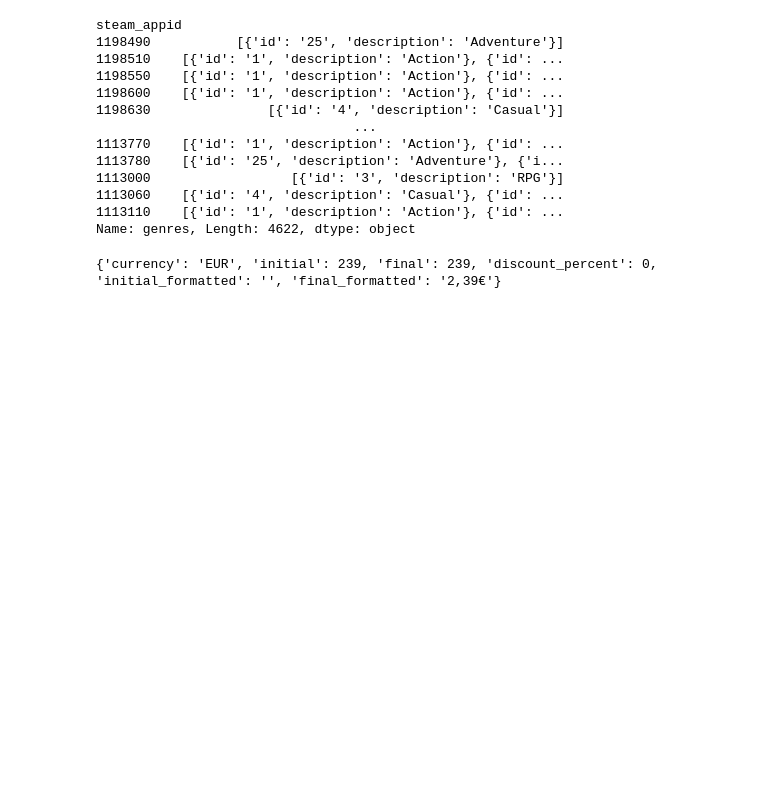
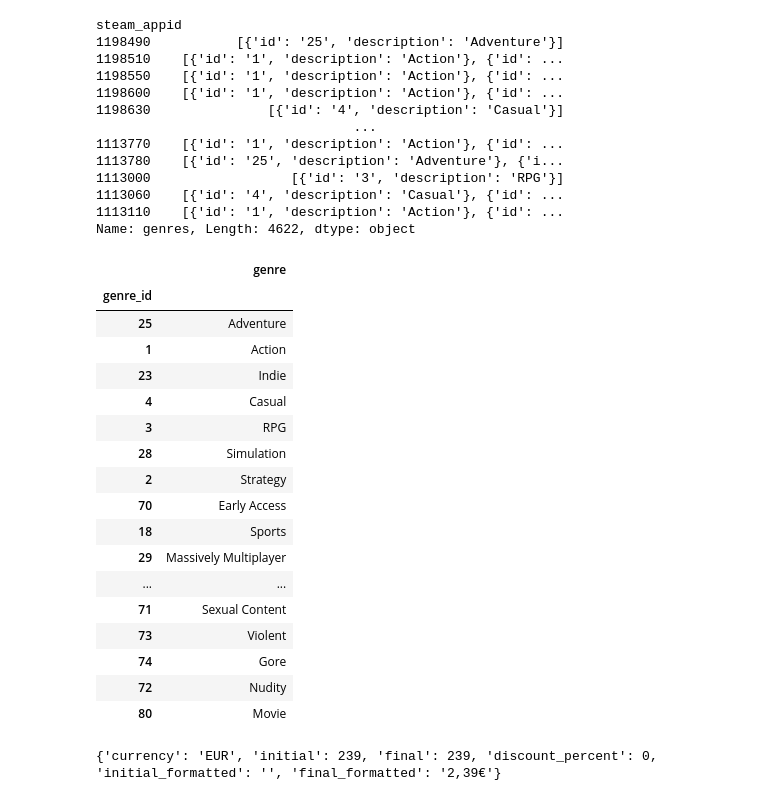
Before and after one commit to eceboran/steam_analytics, a Jupyter notebook: Code/Data Exploration/load_json_file_save_clean_csv.ipynb, the cells around one changed output. Saved outputs shown, nothing was run; the diff lists cells and outputs as text; code cells hidden in the pictures; blank space fills up the shorter version.

```diff
--- a/Code/Data Exploration/load_json_file_save_clean_csv.ipynb
+++ b/Code/Data Exploration/load_json_file_save_clean_csv.ipynb
@@ -430,0 +420,32 @@ Name: genres, Length: 4622, dtype: object
+# %%
+# Translate genre names to avoid errors while checking for genre_id errors
+def translate_genre_names(genre):
+    translation_dict = {"Aktion": "Action",
+                        "Abenteuer": "Adventure",
+                        "Avontuur": "Adventure",
+                        "Simulatie": "Simulation",
+                        "Animacja i modelowanie": "Animation & Modeling",
+                        "Projektowanie i ilustrowanie": "Design & Illustration",
+                        "Produkcja gier": "Game Development"}
+
+    if genre is not None:
+        for key in translation_dict.keys():
+            genre = genre.replace(key, translation_dict[key])
+
+    return genre
+
+genre_list = [[elem[0], translate_genre_names(elem[1])] for elem in genre_list]
+# %%
+# Generate dictionary of genre id's
+# Check that each genre has a unique id
+genre_id_dict = {}
+for genre in genre_list:
+    genre_id = genre[0]
+    if genre_id not in genre_id_dict.keys():
+        genre_id_dict[genre_id] = genre[1]
+    else:
+        if genre_id_dict[genre_id] != genre[1]:
+            print("Error with keys")
+            print(genre)
+            print(genre_id, genre_id_dict[genre_id])
+            break
@@ -431,3 +456,28 @@ Name: genres, Length: 4622, dtype: object
+# %%
+# Table for genre ids
+df_genres = pd.DataFrame(list(genre_id_dict.items()), columns=["genre_id", "genres"])
+df_genres = df_genres.set_index("genre_id")
+df_genres = df_genres.rename(columns={'genres': 'genre'})
+df_genres
+# %% [output]
+|  | genre |
+| genre_id |  |
+| 25 | Adventure |
+| 1 | Action |
+| 23 | Indie |
+| 4 | Casual |
+| 3 | RPG |
+| 28 | Simulation |
+| 2 | Strategy |
+| 70 | Early Access |
+| 18 | Sports |
+| 29 | Massively Multiplayer |
+| ... | ... |
+| 71 | Sexual Content |
+| 73 | Violent |
+| 74 | Gore |
+| 72 | Nudity |
+| 80 | Movie |
 # %%
 # price_overview
 column_name = "price_overview"
```
Also changed, not shown: parts of 25 cells of this notebook, 15 other files.
